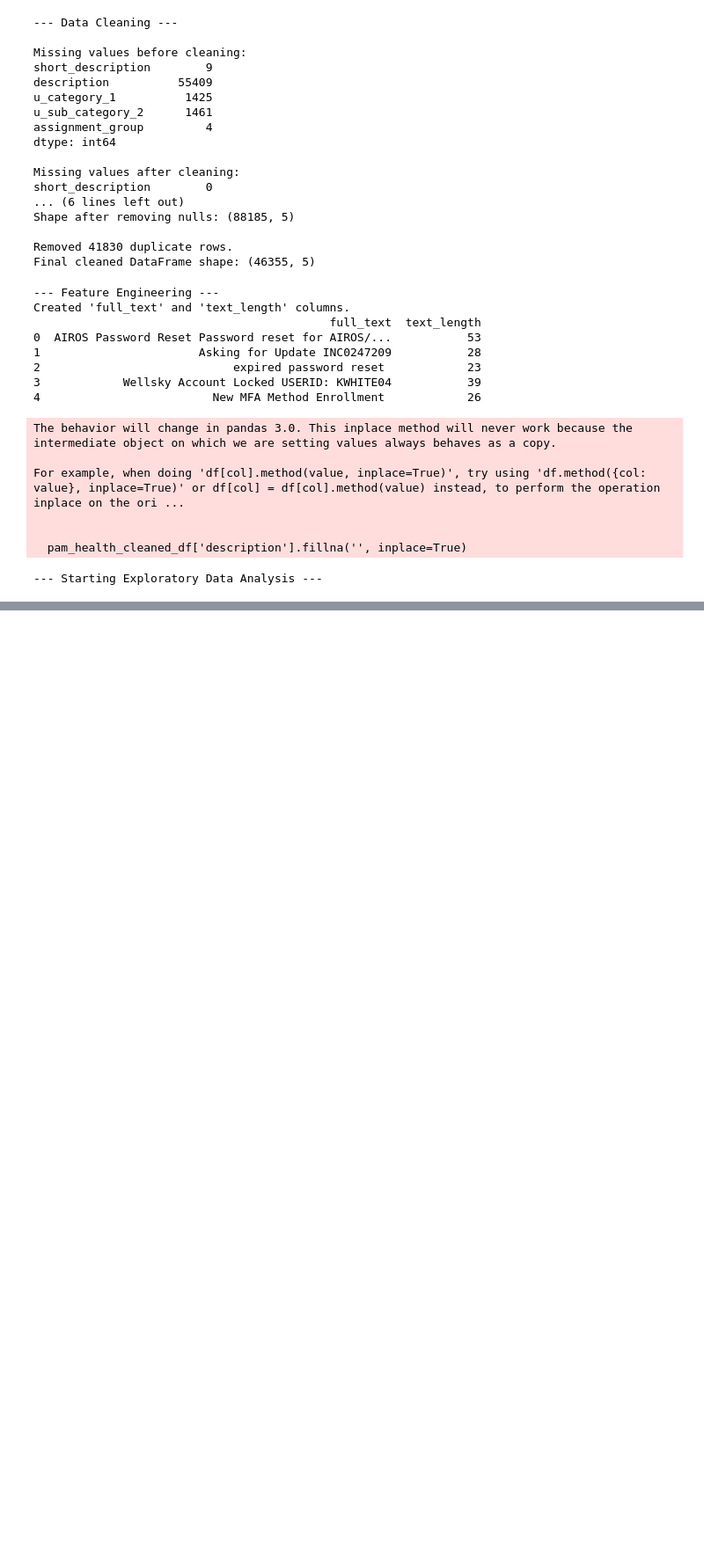
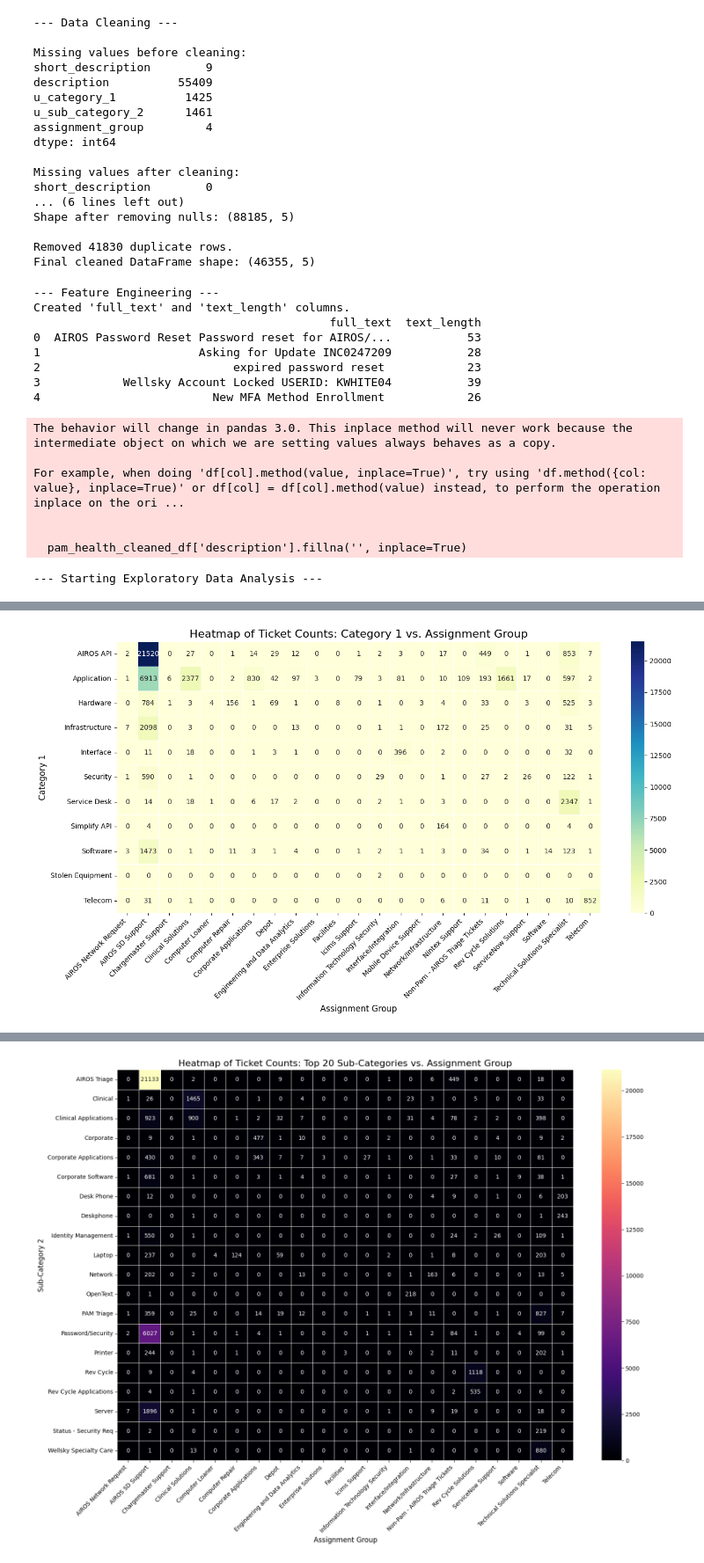
Before and after one commit to jennyxuRTS/ticket-classifier, a Jupyter notebook: pam-health-data-cleaning.ipynb, the cells around one changed output, grey strips where cells are left out. Shown at 88% size. Saved outputs shown, nothing was run; the diff lists cells and outputs as text; code cells hidden in the pictures; blank space fills up the shorter version.

```diff
--- a/pam-health-data-cleaning.ipynb
+++ b/pam-health-data-cleaning.ipynb
@@ -271,0 +272,75 @@ plt.show()
+# %%
+# --- 1. Analysis: Top-Level Category (u_category_1) vs. Assignment Group ---
+print("\n--- Analysis 1: Top-Level Category vs. Assignment Group ---")
+
+# Create a crosstabulation (pivot table) to count occurrences
+crosstab_cat1_group = pd.crosstab(
+    pam_health_cleaned_df['u_category_1'],
+    pam_health_cleaned_df['assignment_group']
+)
+
+print("\nCrosstab of Category 1 vs. Assignment Group:")
+print(crosstab_cat1_group)
+
+# Visualize the crosstab as a heatmap for easy pattern recognition
+plt.figure(figsize=(14, 8))
+sns.heatmap(crosstab_cat1_group, annot=True, fmt='d', cmap='YlGnBu', linewidths=.5)
+plt.title('Heatmap of Ticket Counts: Category 1 vs. Assignment Group', fontsize=16)
+plt.xlabel('Assignment Group', fontsize=12)
+plt.ylabel('Category 1', fontsize=12)
+plt.xticks(rotation=45, ha='right')
+plt.yticks(rotation=0)
+plt.tight_layout()
+plt.show()
+
+
+# --- 2. Analysis: Sub-Category (u_sub_category_2) vs. Assignment Group ---
+print("\n--- Analysis 2: Sub-Category vs. Assignment Group (Top 20) ---")
+
+# To keep the visualization readable, we'll focus on the most frequent sub-categories
+top_sub_categories = pam_health_cleaned_df['u_sub_category_2'].value_counts().nlargest(20).index
+df_filtered_subcat = pam_health_cleaned_df[pam_health_cleaned_df['u_sub_category_2'].isin(top_sub_categories)]
+
+# Create the crosstab on the filtered data
+crosstab_cat2_group = pd.crosstab(
+    df_filtered_subcat['u_sub_category_2'],
+    df_filtered_subcat['assignment_group']
+)
+
+print(f"\nCrosstab of Top {len(top_sub_categories)} Sub-Categories vs. Assignment Group:")
+print(crosstab_cat2_group)
+
+# Visualize the more granular relationship
+plt.figure(figsize=(16, 12))
+sns.heatmap(crosstab_cat2_group, annot=True, fmt='d', cmap='magma', linewidths=.5)
+plt.title(f'Heatmap of Ticket Counts: Top {len(top_sub_categories)} Sub-Categories vs. Assignment Group', fontsize=16)
+plt.xlabel('Assignment Group', fontsize=12)
+plt.ylabel('Sub-Category 2', fontsize=12)
+plt.xticks(rotation=45, ha='right')
+plt.yticks(rotation=0)
+plt.tight_layout()
+plt.show()
+
+
+# --- 3. Analysis: Mapping Purity ---
+print("\n--- Analysis 3: Mapping Purity (How many groups per category?) ---")
+print("This helps identify ambiguous routing. Ideally, each category maps to only one group.")
+
+# Group by Category 1 and count unique assignment groups
+cat1_purity = pam_health_cleaned_df.groupby('u_category_1')['assignment_group'].nunique().sort_values(ascending=False)
+cat1_purity_df = cat1_purity.to_frame(name='Unique Assignment Groups').reset_index()
+
+print("\nNumber of Unique Assignment Groups per Top-Level Category:")
+print(cat1_purity_df)
+
+# Group by Sub-Category 2 and count unique assignment groups
+cat2_purity = pam_health_cleaned_df.groupby('u_sub_category_2')['assignment_group'].nunique().sort_values(ascending=False)
+cat2_purity_df = cat2_purity.to_frame(name='Unique Assignment Groups').reset_index()
+
+print("\nNumber of Unique Assignment Groups per Sub-Category (Top 20 shown):")
+print(cat2_purity_df.head(20))
+
+# Interpretation note:
+print("\n*Interpretation Note:* Categories that map to more than one assignment group are 'ambiguous'.")
+print("Your classification model will have a harder time with these and may require more specific text features to resolve them correctly.")
+# %% [output]
@@ -271,0 +364 @@ plt.show()
+[figure, added]
@@ -271,0 +382 @@ plt.show()
+[figure, added]
```
Also changed, not shown: parts of 6 cells of this notebook, 7 other files.
